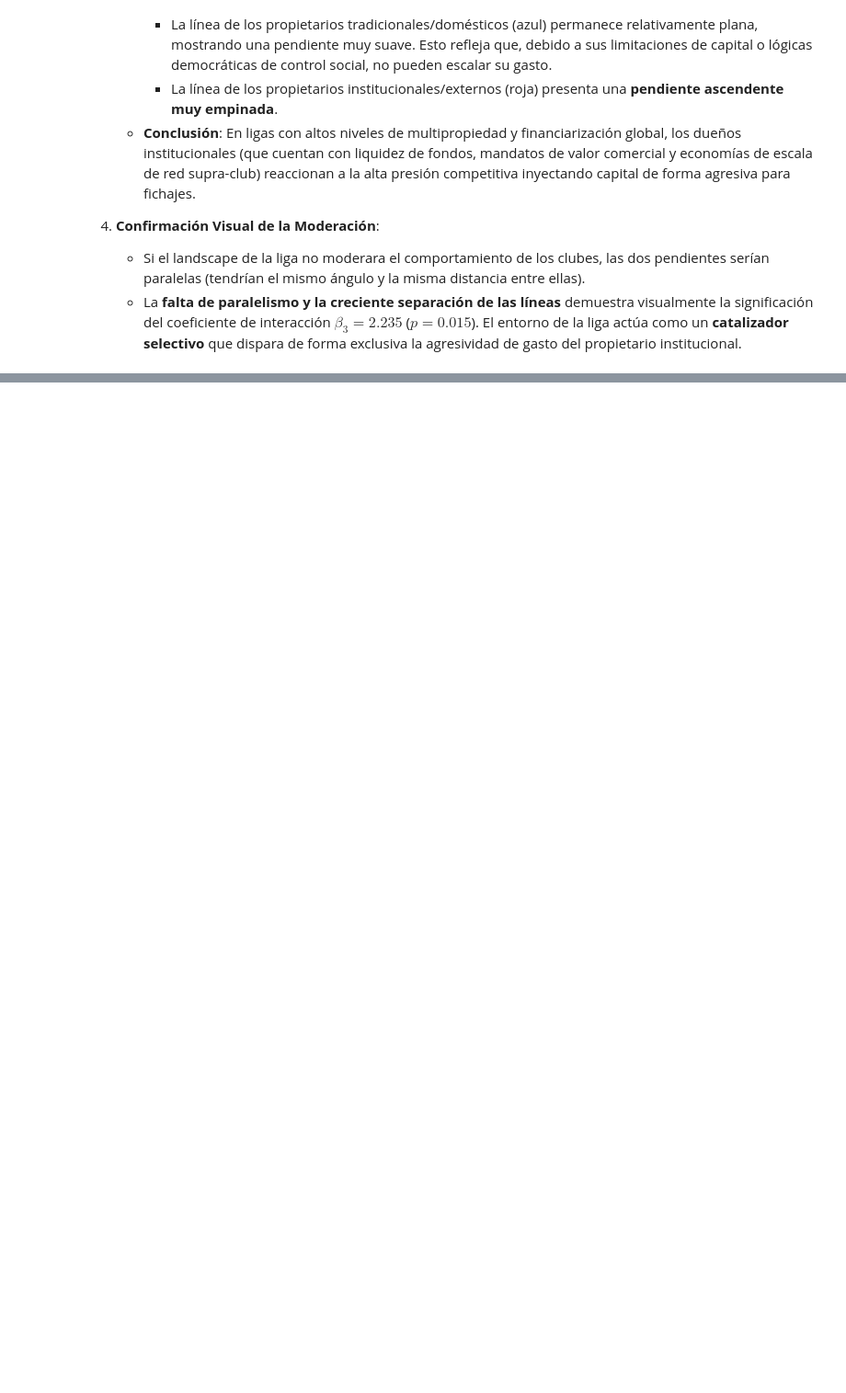
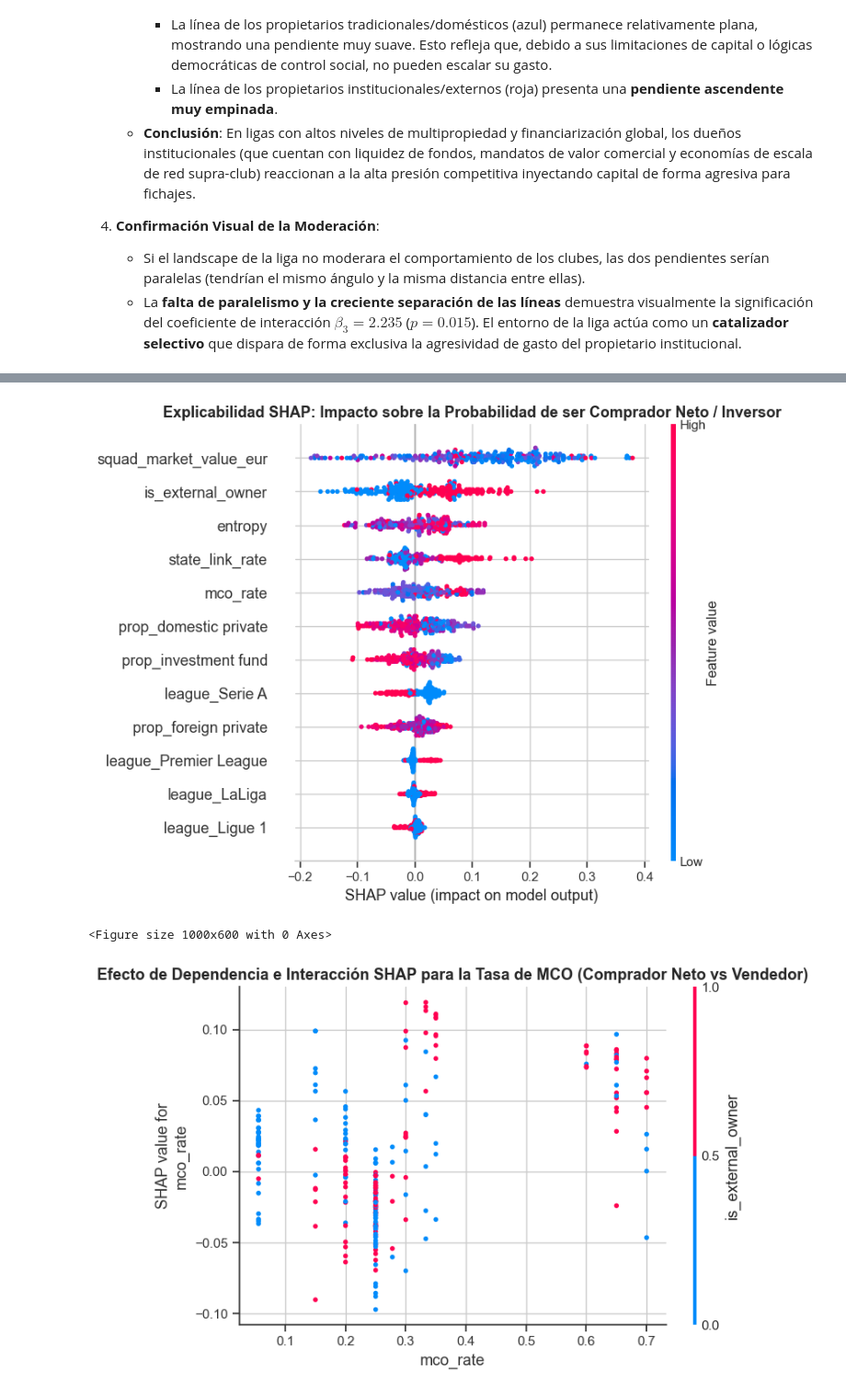
Before and after one commit to Vacek-Ace/OwnershipLandscape, a Jupyter notebook: notebooks/Analisis_Ownership_Landscape.ipynb, the cells around one changed output, grey strips where cells are left out. Shown at 92% size. Saved outputs shown, nothing was run; the diff lists cells and outputs as text; code cells hidden in the pictures; blank space fills up the shorter version.

```diff
--- a/notebooks/Analisis_Ownership_Landscape.ipynb
+++ b/notebooks/Analisis_Ownership_Landscape.ipynb
@@ -859,0 +1000,33 @@ Este análisis ha operacionalizado y verificado el constructo de **Ownership Lan
+# %%
+# 3. EXPLICABILIDAD SHAP DEL CLASIFICADOR (TREEEXPLAINER)
+explainer = shap.TreeExplainer(model_final)
+shap_values = explainer(X_rf)
+
+# Extraer valores SHAP para la clase positiva (Clase 1: Net Buyer / Investor)
+if isinstance(shap_values, shap.Explanation):
+    if len(shap_values.values.shape) == 3:
+        shap_values_arr = np.array(shap_values.values[:, :, 1], dtype=np.float64)
+    else:
+        shap_values_arr = np.array(shap_values.values, dtype=np.float64)
+else:
+    shap_values_arr = np.array(shap_values[1], dtype=np.float64)
+
+# Gráfico 1: SHAP Summary Plot para la Clase Positiva
+plt.figure(figsize=(11, 6.5))
+shap.summary_plot(shap_values_arr, X_rf, show=False)
+plt.title("Explicabilidad SHAP: Impacto sobre la Probabilidad de ser Comprador Neto / Inversor", fontsize=13, weight='bold')
+plt.tight_layout()
+plt.savefig(r'C:/Users/vacek/.gemini/antigravity/brain/c7bab6f5-8c0e-48bf-8b50-88f1597357ab/shap_summary_rf.png', dpi=150, bbox_inches='tight')
+plt.show()
+
+# Gráfico 2: SHAP Dependence Plot para la Tasa de MCO
+plt.figure(figsize=(10, 6))
+shap.dependence_plot("mco_rate", shap_values_arr, X_rf, interaction_index="is_external_owner", show=False)
+plt.title("Efecto de Dependencia e Interacción SHAP para la Tasa de MCO (Comprador Neto vs Vendedor)", fontsize=13, weight='bold')
+plt.tight_layout()
+plt.savefig(r'C:/Users/vacek/.gemini/antigravity/brain/c7bab6f5-8c0e-48bf-8b50-88f1597357ab/shap_dependence_mco_rf.png', dpi=150, bbox_inches='tight')
+plt.show()
+# %% [output]
+[figure, added]
+<Figure size 1000x600 with 0 Axes>
+[figure, added]
```
Also changed, not shown: parts of 9 cells of this notebook, 1 other file.
